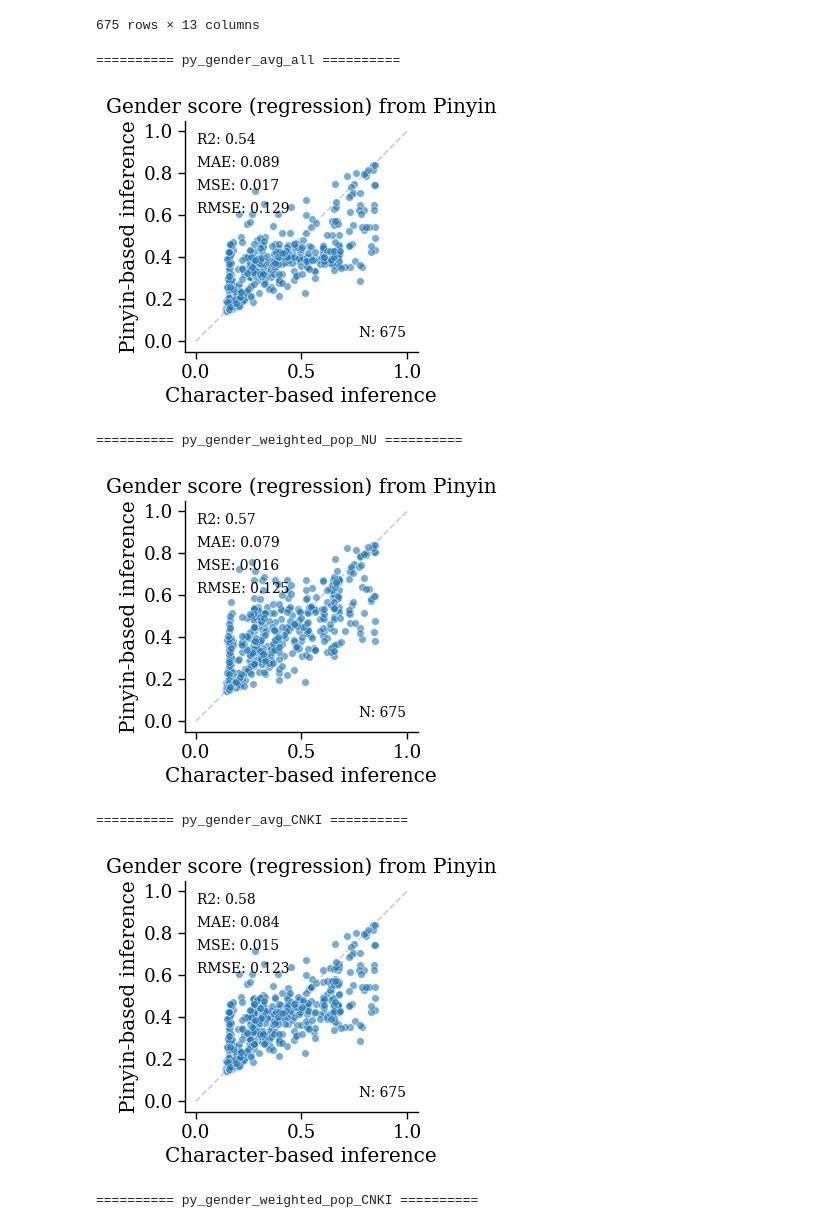
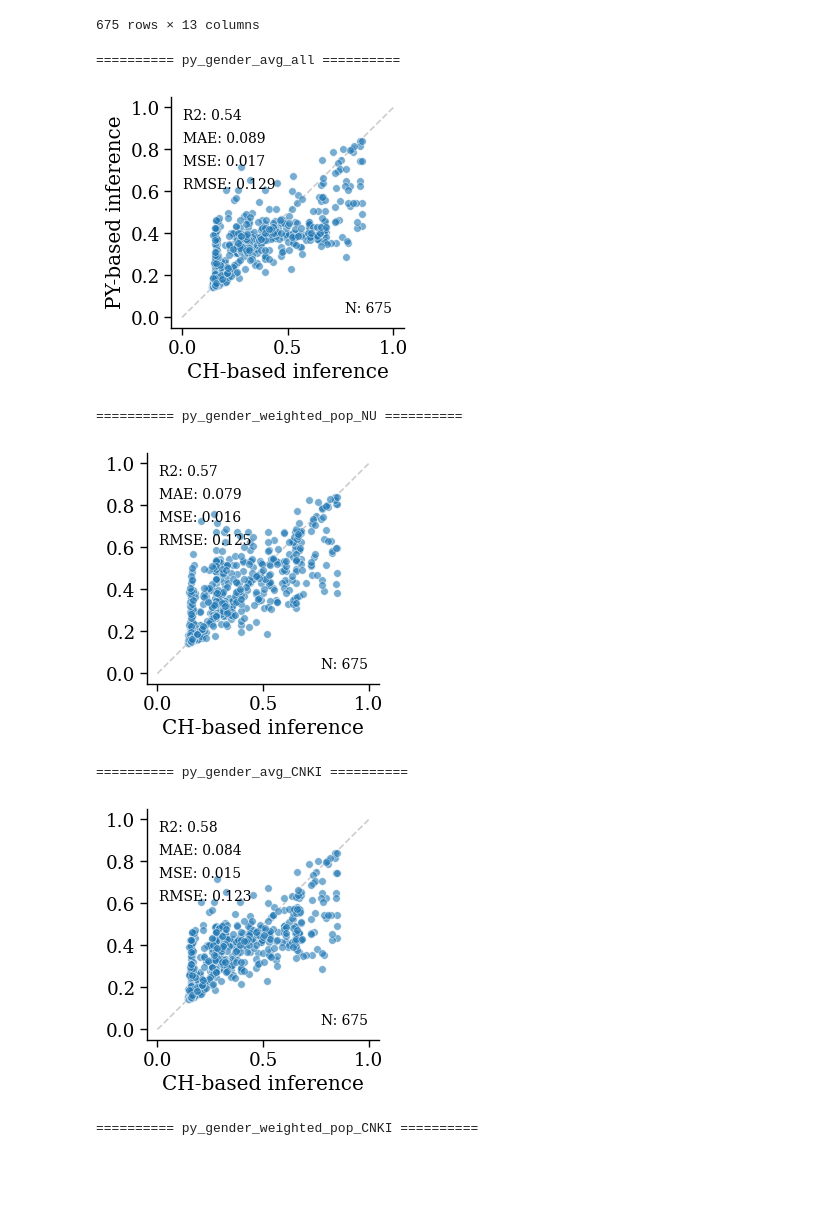
Before and after one commit to CSHVienna/chinese-names-gender, a Jupyter notebook: code/notebooks/4_predictions_py.ipynb, the cells around one changed output. Cells and saved outputs as stored; diff of their text form; code cells hidden in the pictures; blank space fills up the shorter version.

Commit message:
enhancing look&feel plots for py_inference and gt_vs_tools

```diff
--- a/code/notebooks/4_predictions_py.ipynb
+++ b/code/notebooks/4_predictions_py.ipynb
@@ -22,6 +22,9 @@ VERSION = 3
 FN_PY_INF = f'../../results/v{VERSION}/gender/predictions_py/uniqueChineseAllGivenNames_PYgender_reg_mean_894_class_mean_607_1.csv'
 FN_APS = '/data/datasets/APS/aps_data_processing/shares/aps-2022_25-10-01_e59319256d553035c40188457bb16edbfe02da04.zip'
 FN_APS_OA_DEMOGRAPHICS = '/data/datasets/APS/aps_data_processing/shares/aps_20240130_2e52fdd7260ea462878821948a2a463ed9acb58a_20250120_APSOpenAlex/final_dataset.tar.gz'
+
+PLOT_DIR = f'../../results/v{VERSION}/gender/predictions_py/plots'
+ios.validate_path(PLOT_DIR)
 # %%
 vis.sns_paper_style()
 # %% [markdown]
@@ -126,7 +129,7 @@ df_aps_barolo_clean_ch_py.head(1)
 1 rows × 21 columns
 # %%
 df_aps_barolo_ch = df_aps_barolo_clean_ch_py.query('ch_givenname.notna()').copy()
-df_aps_barolo_ch.rename(columns={'givenname_clean': 'py_givenname', 'gender_clean': 'py_gender_barolo'}, inplace=True)
-df_aps_barolo_ch.loc[:,'py_gender_barolo'] = df_aps_barolo_ch.loc[:,'py_gender_barolo'].replace({'unisex': 'neutral'})
+df_aps_barolo_ch.rename(columns={'givenname_clean': 'py_givenname', 'gender_clean': 'py_gender_saeta'}, inplace=True)
+df_aps_barolo_ch.loc[:,'py_gender_saeta'] = df_aps_barolo_ch.loc[:,'py_gender_saeta'].replace({'unisex': 'neutral'})
 df_aps_barolo_ch.shape
 # %% [output]
@@ -181,7 +184,7 @@ df_aps_ch_agg
 df_aps_barolo_ch_agg = (
     df_aps_barolo_ch
     .groupby(["ch_givenname", "py_givenname"], as_index=False)
-    .agg({col: categorical.aggregate_gender for col in ["py_gender_barolo"]})
+    .agg({col: categorical.aggregate_gender for col in ["py_gender_saeta"]})
 )
 df_aps_barolo_ch_agg = df_aps_barolo_ch_agg.groupby(["ch_givenname"]).filter(lambda x: x.py_givenname.nunique() == 1).copy() # TODO: check chinese/pinyin givenname extraction
 df_aps_barolo_ch_agg
@@ -204,7 +207,7 @@ assert df_py.ch_givenname.nunique() == df_py.shape[0]
 assert df_aps_ch_agg.ch_givenname.nunique() == df_aps_ch_agg.shape[0]
 assert df_aps_barolo_ch_agg.ch_givenname.nunique() == df_aps_barolo_ch_agg.shape[0]
 # %%
-df_py_genders = df_py.set_index('ch_givenname').join(df_aps_ch_agg.set_index('ch_givenname'), how='inner', lsuffix='_ours').join(df_aps_barolo_ch_agg.set_index('ch_givenname'), how='left', rsuffix='_barolo')
+df_py_genders = df_py.set_index('ch_givenname').join(df_aps_ch_agg.set_index('ch_givenname'), how='inner', lsuffix='_ours').join(df_aps_barolo_ch_agg.set_index('ch_givenname'), how='left', rsuffix='_saeta')
 df_py_genders.shape
 # %% [output]
 (675, 23)
@@ -248,31 +259,33 @@ PINYIN_AGG_LABELS = {'py_gender_avg_all': 'Mean (all chars)',
 # %%
 rmse_pred_py_test = None
 
 for col, label in PINYIN_AGG_LABELS.items():
 
     print(f"========== {col} ==========")
 
     df = df_py_genders.dropna(subset=[col])
 
     mae_pred, mse_pred, rmse_pred, r2_pred = numeric.get_performance(df, 'ch_pred', col)
     performance_py = {'mae': mae_pred, 'mse': mse_pred, 'rmse': rmse_pred, 'r2': r2_pred}
 
+    fn = ios.path_join(PLOT_DIR, f'{col}_vs_ch_gender.pdf')
     _, _ = vis.plot_regression_performance(df, 'ch_pred', col,
                                     metrics = performance_py,
                                     figsize=(3, 3),
-                                    title=f"Gender score (regression) from Pinyin",
-                                    xlabel="Character-based inference",
-                                    ylabel="Pinyin-based inference",
+                                    title=None, #f"Gender score (regression) from Pinyin",
+                                    xlabel="CH-based inference",
+                                    ylabel="PY-based inference" if col == 'py_gender_avg_all' else None,
                                     markersize=30,
                                     markeralpha=0.6,
+                                    fn=fn,
                                     )
     vis.plt.show()
     vis.plt.close()
 # %% [output]
 ========== py_gender_avg_all ==========
-[figure, old version]
+[figure, new version]
 ========== py_gender_weighted_pop_NU ==========
-[figure, old version]
+[figure, new version]
 ========== py_gender_avg_CNKI ==========
-[figure, old version]
+[figure, new version]
 ========== py_gender_weighted_pop_CNKI ==========
```
Also changed, not shown: parts of 13 cells of this notebook, 23 other files.
